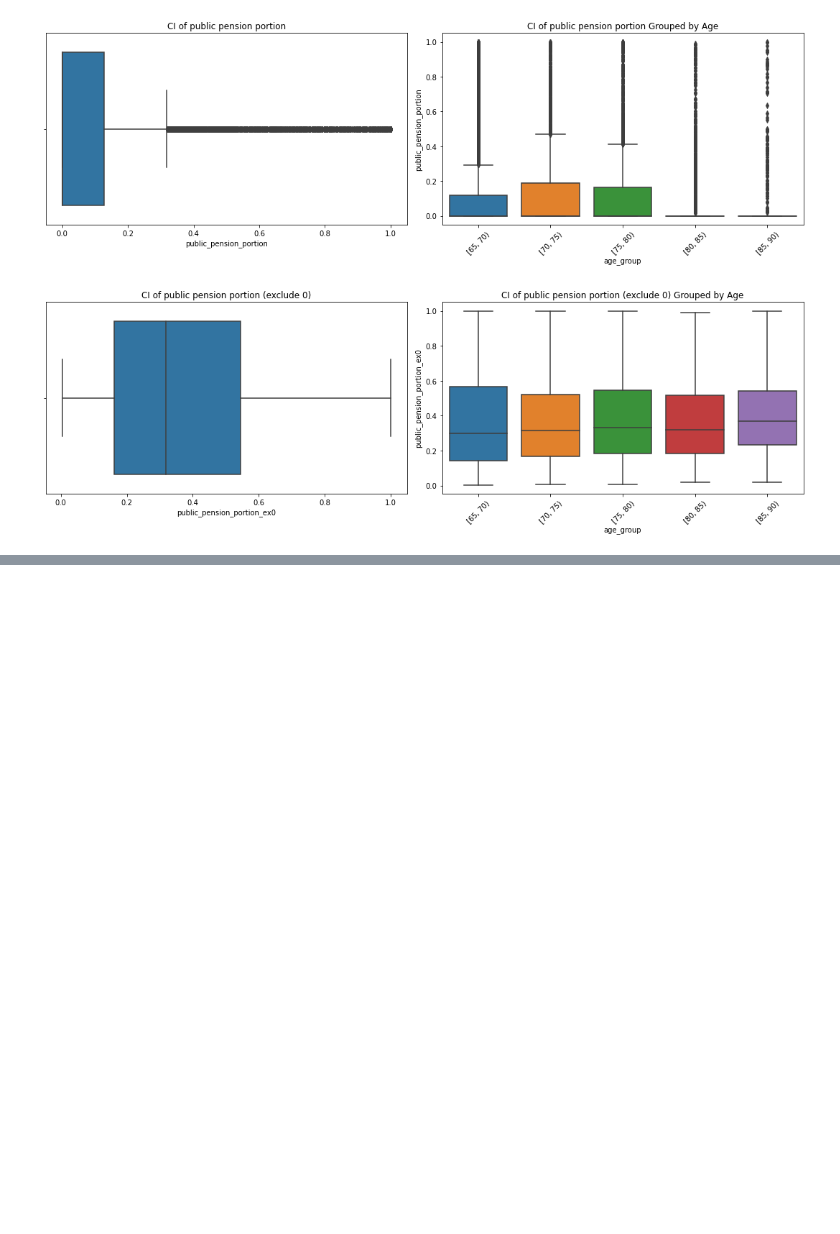
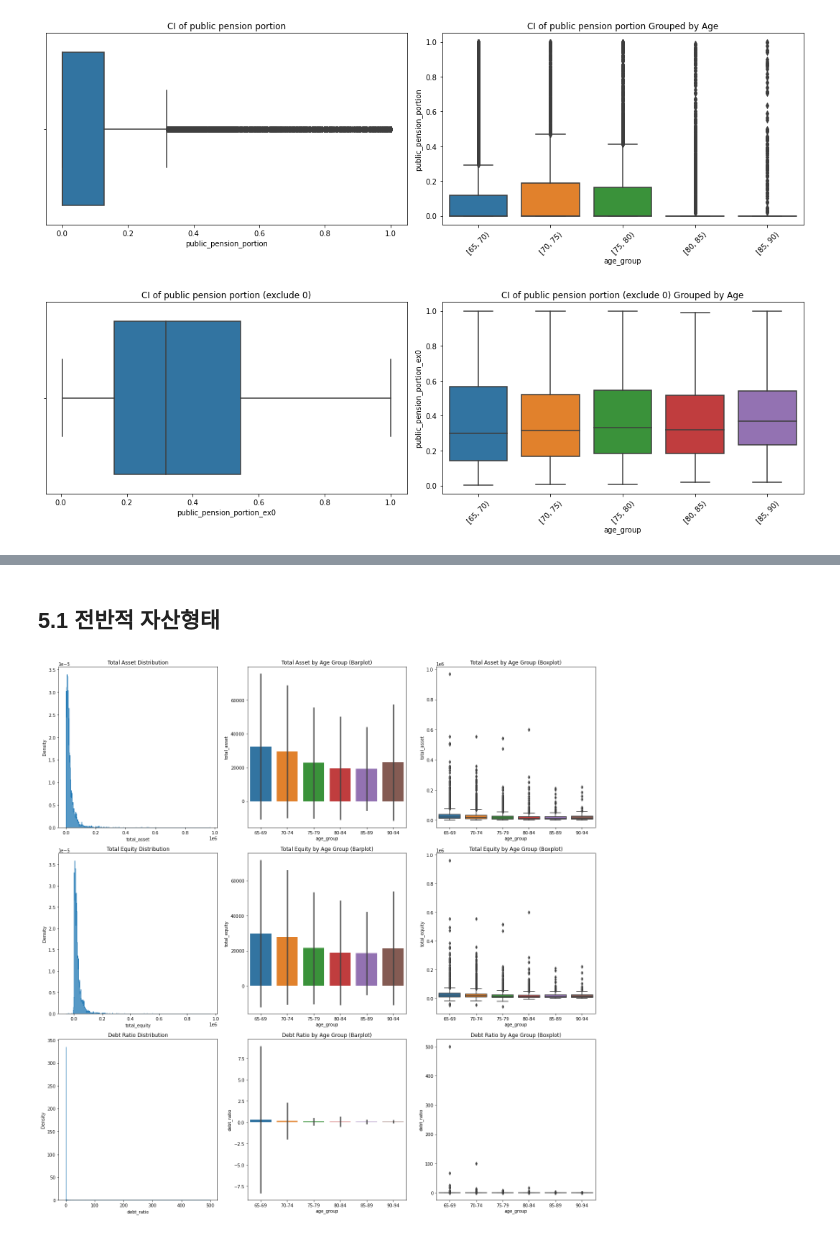
Before and after one commit to minwukim/KDI---Financial-Distress, a Jupyter notebook: Basic Data Analysis - 연령구간별 성향 분석.ipynb, the cells around one changed output, grey strips where cells are left out. Cells and saved outputs as stored; diff of their text form; code cells hidden in the pictures; blank space fills up the shorter version.

```diff
--- a/Basic Data Analysis - 연령구간별 성향 분석.ipynb
+++ b/Basic Data Analysis - 연령구간별 성향 분석.ipynb
@@ -882,0 +917,48 @@ plt.show()
+# %%
+df = df[df['J6b_3'] != 999998]
+# %%
+df = df.copy()
+df['total_asset'] = df['J6b_1'] + df['J6b_2'] + df['J6b_3']
+df['total_equity'] = df['total_asset'] - df['J6b_4']
+df = df[df['total_asset'] != 0] # 158 pruned
+df['debt_ratio'] = df['J6b_4'] / df['total_asset']
+df['property_equity_ratio'] = df['J6b_1'] / df['total_asset']
+df['financial_equity_ratio'] = df['J6b_2'] / df['total_asset']
+df['extra_equity_ratio'] = df['J6b_3'] / df['total_asset']
+# %% [markdown]
+## 5.1 전반적 자산형태
+# %%
+# Setting up the subplots
+fig, axes = plt.subplots(3, 3, figsize=(18, 18))
+# Fig 1
+sns.histplot(df['total_asset'], kde=False, element="step", stat="density", common_norm=False, ax=axes[0, 0])
+axes[0, 0].set_title('Total Asset Distribution')
+# Fig 2
+sns.barplot(x='age_group', y='total_asset', data=df, ci="sd", ax=axes[0, 1])
+axes[0, 1].set_title('Total Asset by Age Group (Barplot)')
+# Fig 3
+sns.boxplot(x='age_group', y='total_asset', data=df, ax=axes[0, 2])
+axes[0, 2].set_title('Total Asset by Age Group (Boxplot)')
+# Fig 4
+sns.histplot(df['total_equity'], kde=False, element="step", stat="density", common_norm=False, ax=axes[1, 0])
+axes[1, 0].set_title('Total Equity Distribution')
+# Fig 5
+sns.barplot(x='age_group', y='total_equity', data=df, ci="sd", ax=axes[1, 1])
+axes[1, 1].set_title('Total Equity by Age Group (Barplot)')
+# Fig 6
+sns.boxplot(x='age_group', y='total_equity', data=df, ax=axes[1, 2])
+axes[1, 2].set_title('Total Equity by Age Group (Boxplot)')
+# Fig 7
+sns.histplot(df['debt_ratio'], kde=False, element="step", stat="density", common_norm=False, ax=axes[2, 0])
+axes[2, 0].set_title('Debt Ratio Distribution')
+# Fig 8
+sns.barplot(x='age_group', y='debt_ratio', data=df, ci="sd", ax=axes[2, 1])
+axes[2, 1].set_title('Debt Ratio by Age Group (Barplot)')
+# Fig 9
+sns.boxplot(x='age_group', y='debt_ratio', data=df, ax=axes[2, 2])
+axes[2, 2].set_title('Debt Ratio by Age Group (Boxplot)')
+
+plt.tight_layout()
+plt.show()
+# %% [output]
+[figure, added]
```
Also changed, not shown: parts of 26 cells of this notebook.
